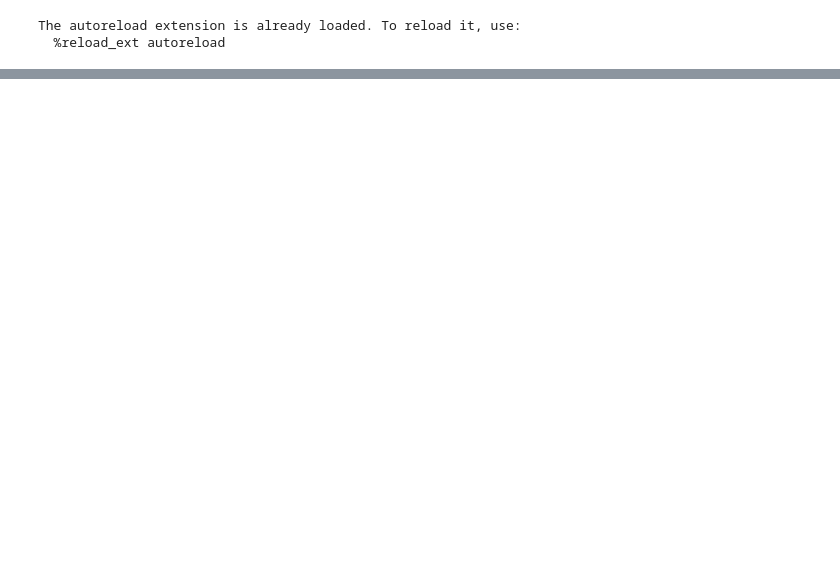
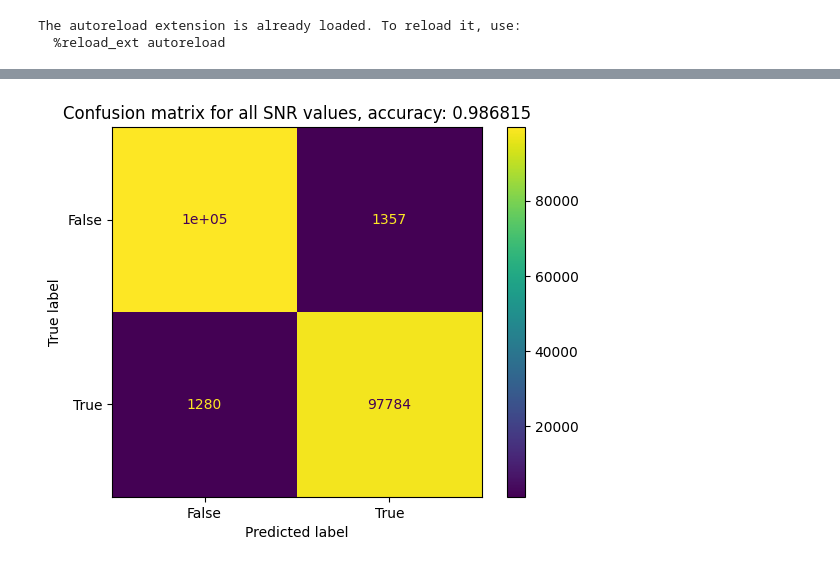
Before and after one commit to MatejaStojkovic/OTE_ETF_2023_project, a Jupyter notebook: src/Support_Vector_Machine.ipynb, the cells around one changed output, grey strips where cells are left out. Drawn from its saved outputs; the diff is of its cells as text; code cells hidden in the pictures; blank space fills up the shorter version.

```diff
--- a/src/Support_Vector_Machine.ipynb
+++ b/src/Support_Vector_Machine.ipynb
@@ -36,0 +61,7 @@ ValueError: The number of classes has to be greater than one; got 1 class
+# %%
+labels_pred_imag = labels_pred.imag > 0
+ConfusionMatrixDisplay.from_predictions(test_labels_imag.flatten(), labels_pred_imag.flatten(),)
+plt.title(f"Confusion matrix for all SNR values, accuracy: {np.mean(labels_pred_imag == test_labels_imag)}")
+plt.show()
+# %% [output]
+[figure, added]
```
Also changed, not shown: parts of 8 cells of this notebook, 1 other file.
